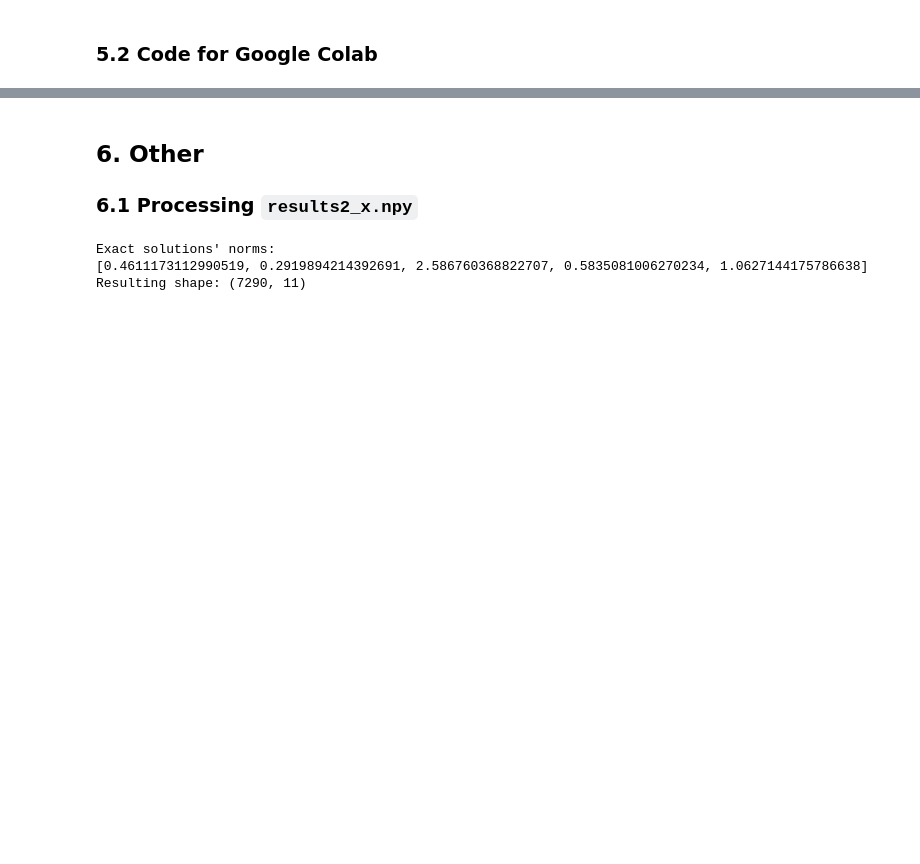
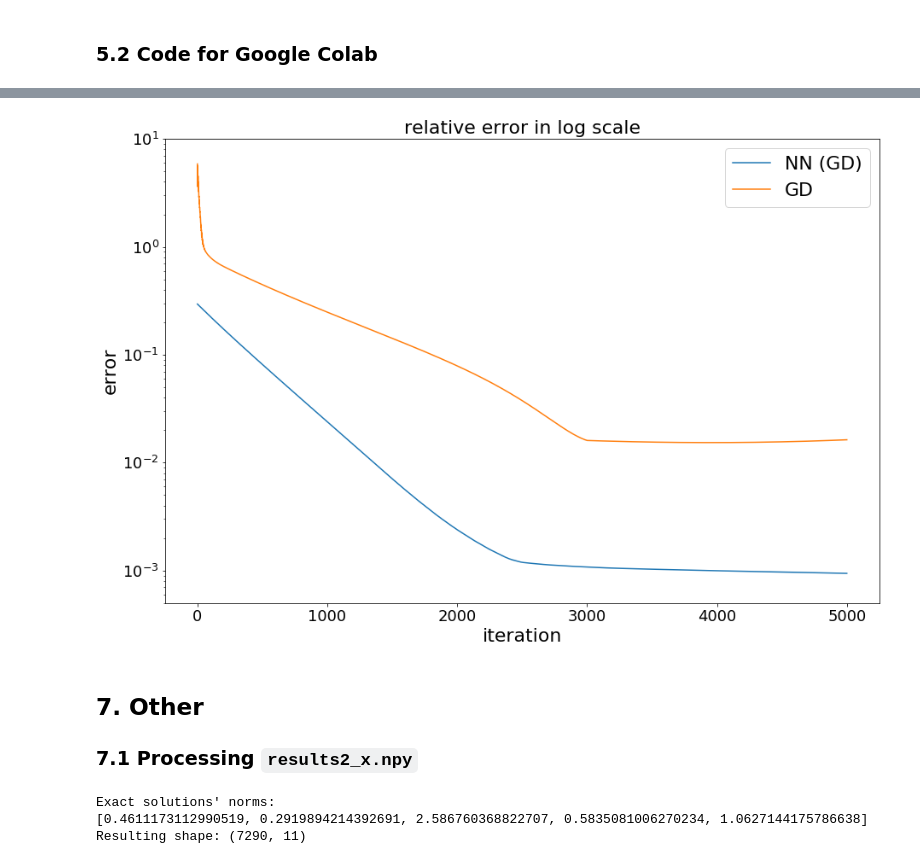
Before and after one commit to suchusername/VariationalCalculus, a Jupyter notebook: project/notebooks/Calculus of Variations PyTorch.ipynb, the cells around one changed output, grey strips where cells are left out. Cells and saved outputs as stored; diff of their text form; code cells hidden in the pictures; blank space fills up the shorter version.

```diff
--- a/project/notebooks/Calculus of Variations PyTorch.ipynb
+++ b/project/notebooks/Calculus of Variations PyTorch.ipynb
@@ -480,0 +891,15 @@ np.save('drive/My Drive/project/results2_5.npy', np.array(res))
+# %%
+i = 10 # problem number
+N = 500
+
+t_0 = constrained_problems[i].t_0
+t_f = constrained_problems[i].t_f
+x_0 = constrained_problems[i].x_0
+x_f = constrained_problems[i].x_f
+f = constrained_problems[i].f
+x_exact = constrained_problems[i].x_exact
+x_exact_norm = np.mean(np.abs(x_exact(np.linspace(t_0,t_f,N+1)[:-1])))
+
+BFGSmodel = TestModel()
+BFGS_err_abs = []
+BFGS_err_rel = []
@@ -481,7 +939,30 @@ np.save('drive/My Drive/project/results2_5.npy', np.array(res))
+# %%
+n_skip = 0
+
+fig, ax = plt.subplots(1, 1, figsize=(15,10))
+
+
+for i in range(len(nns)-1):
+    ax.plot(range(len(nns[i][3][1]))[n_skip:], nns[i][3][1][n_skip:], label=nns[i][4])
+ax.plot(range(len(GD_err_rel)), GD_err_rel, label='GD')
+#ax.plot(range(len(BFGS_err_rel)), BFGS_err_rel, label='BFGS')
+
+ax.tick_params(axis='x', labelsize=18)
+ax.tick_params(axis='y', labelsize=18)
+ax.set_xlabel('iteration', fontsize=22)
+ax.set_ylabel('error', fontsize=22)
+ax.set_ylim(5e-4, 10)
+ax.set_yscale('log')
+ax.set_title('relative error in log scale', fontsize=22)
+ax.legend(fontsize=22)
+
+fig.savefig('comparison.png')
+# %% [output]
+[figure, added]
 # %% [markdown]
-## 6. Other
+## 7. Other
 
-### 6.1 Processing `results2_x.npy`
+### 7.1 Processing `results2_x.npy`
 # %%
 # raw data: (results2_x.npy)
 #
```
Also changed, not shown: parts of 24 cells of this notebook, 19 other files.
